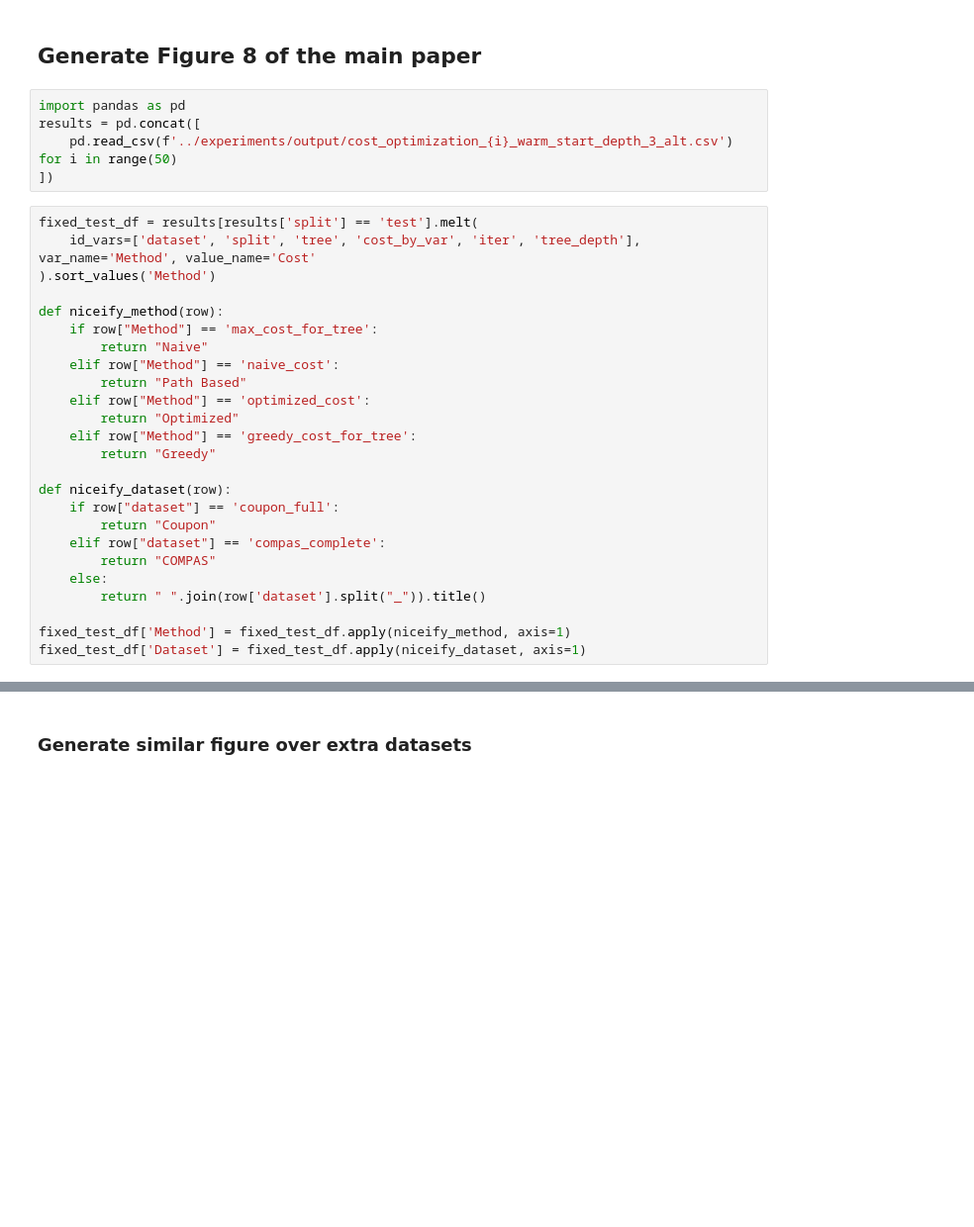
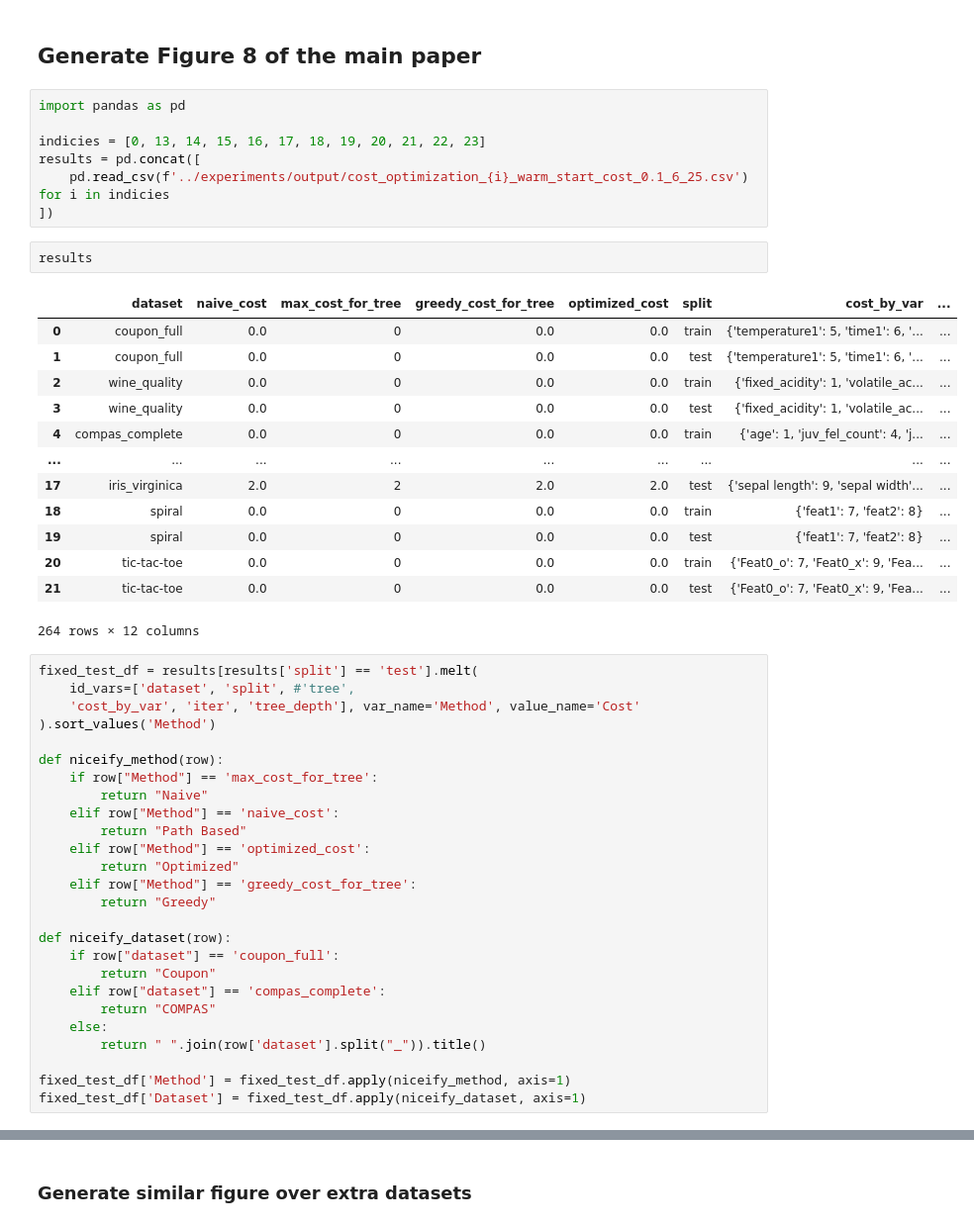
Before and after one commit to lny612/COMP3314_MLProject, a Jupyter notebook: notebooks/cost_sensitive_plots.ipynb, the cells around one changed output, grey strips where cells are left out. Shown: that part at 99% size. Drawn from its saved outputs; the diff is of its cells as text; blank space fills up the shorter version.

```diff
--- a/notebooks/cost_sensitive_plots.ipynb
+++ b/notebooks/cost_sensitive_plots.ipynb
@@ -2,12 +2,31 @@
 ## Generate Figure 8 of the main paper
 # %%
 import pandas as pd
+
+indicies = [0, 13, 14, 15, 16, 17, 18, 19, 20, 21, 22, 23]
 results = pd.concat([
-    pd.read_csv(f'../experiments/output/cost_optimization_{i}_warm_start_depth_3_alt.csv') for i in range(50)
+    pd.read_csv(f'../experiments/output/cost_optimization_{i}_warm_start_cost_0.1_6_25.csv') for i in indicies
 ])
+# %%
+results
+# %% [output]
+|  | dataset | naive_cost | max_cost_for_tree | greedy_cost_for_tree | optimized_cost | split | cost_by_var | ... |
+| 0 | coupon_full | 0.0 | 0 | 0.0 | 0.0 | train | {'temperature1': 5, 'time1': 6, '... | ... |
+| 1 | coupon_full | 0.0 | 0 | 0.0 | 0.0 | test | {'temperature1': 5, 'time1': 6, '... | ... |
+| 2 | wine_quality | 0.0 | 0 | 0.0 | 0.0 | train | {'fixed_acidity': 1, 'volatile_ac... | ... |
+| 3 | wine_quality | 0.0 | 0 | 0.0 | 0.0 | test | {'fixed_acidity': 1, 'volatile_ac... | ... |
+| 4 | compas_complete | 0.0 | 0 | 0.0 | 0.0 | train | {'age': 1, 'juv_fel_count': 4, 'j... | ... |
+| ... | ... | ... | ... | ... | ... | ... | ... | ... |
+| 17 | iris_virginica | 2.0 | 2 | 2.0 | 2.0 | test | {'sepal length': 9, 'sepal width'... | ... |
+| 18 | spiral | 0.0 | 0 | 0.0 | 0.0 | train | {'feat1': 7, 'feat2': 8} | ... |
+| 19 | spiral | 0.0 | 0 | 0.0 | 0.0 | test | {'feat1': 7, 'feat2': 8} | ... |
+| 20 | tic-tac-toe | 0.0 | 0 | 0.0 | 0.0 | train | {'Feat0_o': 7, 'Feat0_x': 9, 'Fea... | ... |
+| 21 | tic-tac-toe | 0.0 | 0 | 0.0 | 0.0 | test | {'Feat0_o': 7, 'Feat0_x': 9, 'Fea... | ... |
+264 rows × 12 columns
 # %%
 fixed_test_df = results[results['split'] == 'test'].melt(
-    id_vars=['dataset', 'split', 'tree', 'cost_by_var', 'iter', 'tree_depth'], var_name='Method', value_name='Cost'
+    id_vars=['dataset', 'split', #'tree',
+    'cost_by_var', 'iter', 'tree_depth'], var_name='Method', value_name='Cost'
 ).sort_values('Method')
 
 def niceify_method(row):
```
Also changed, not shown: parts of 3 cells of this notebook, 17 other files.
